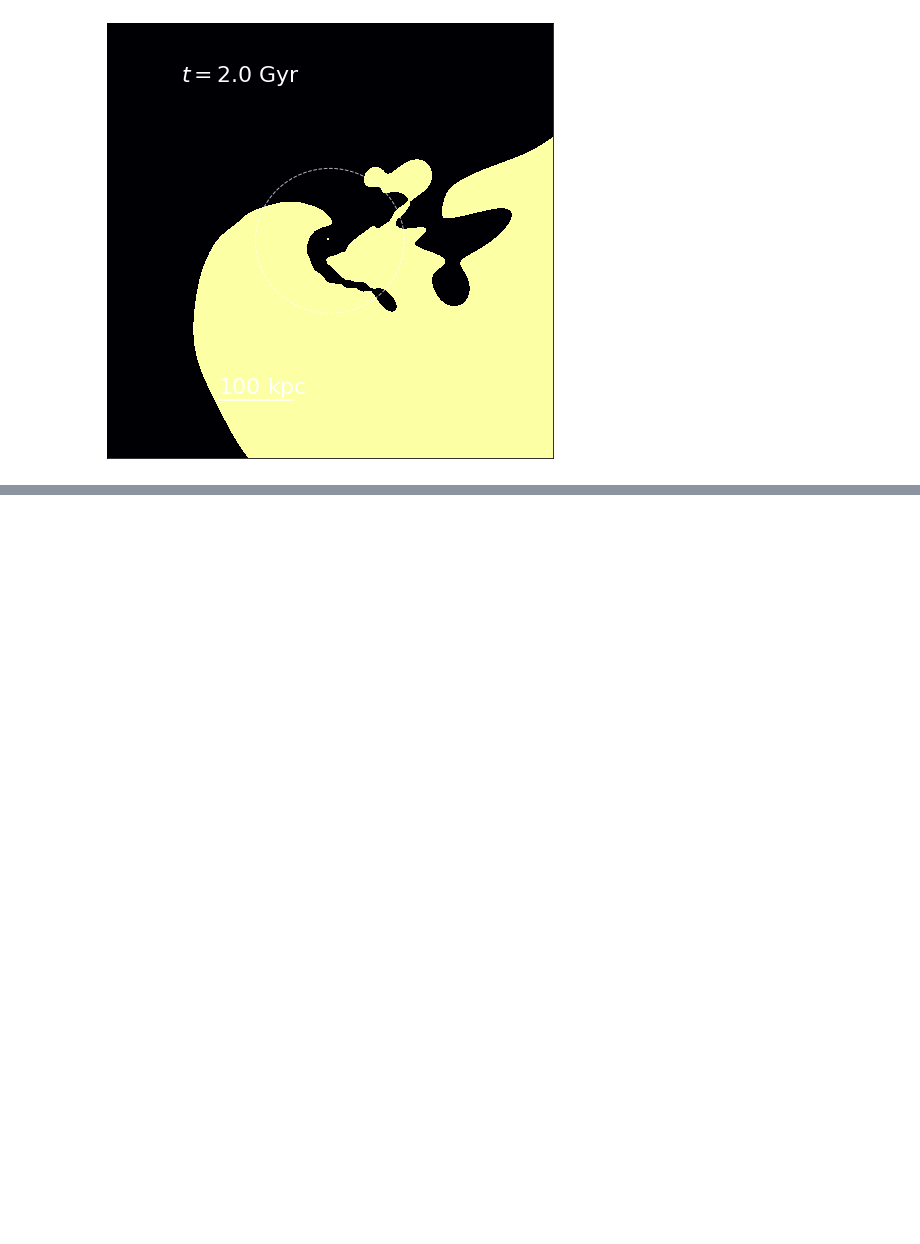
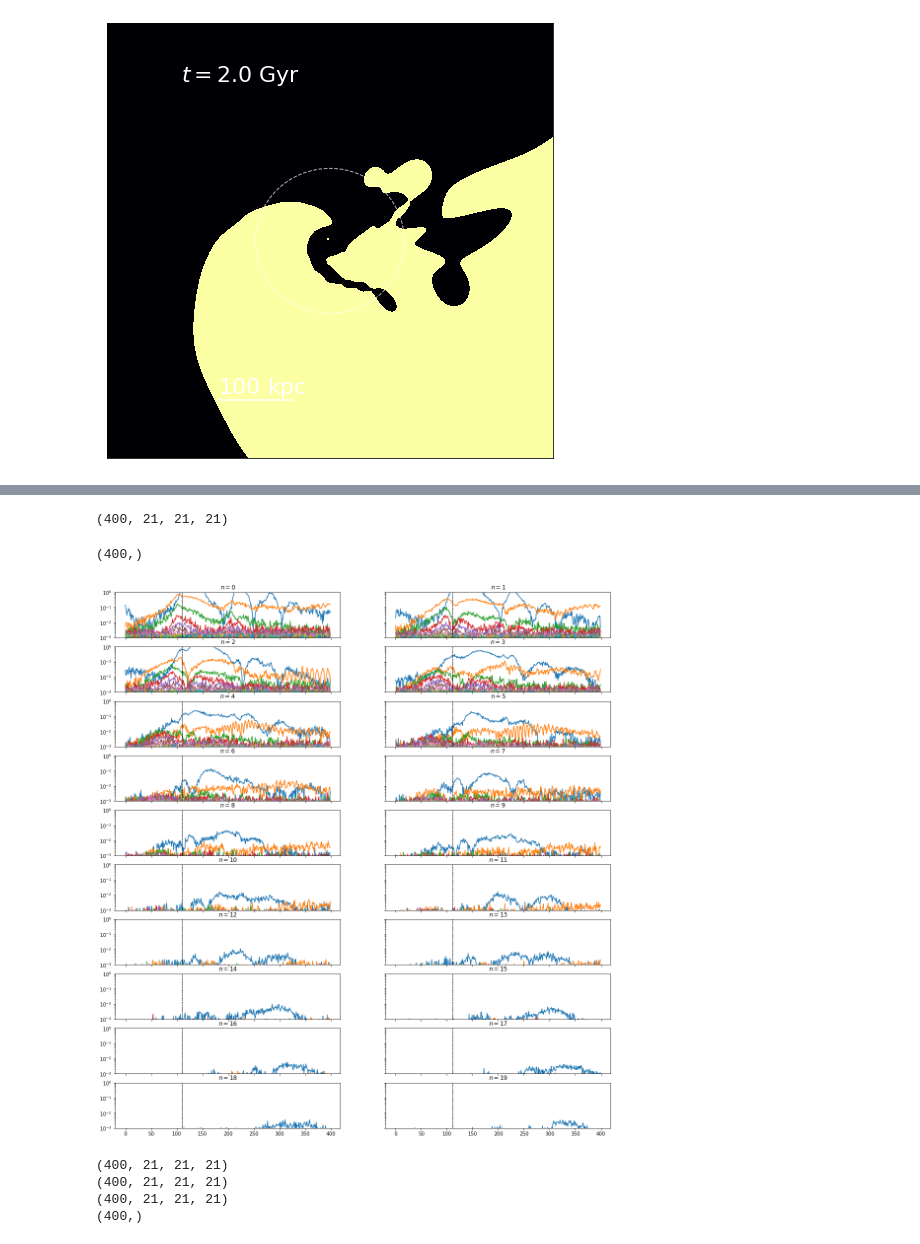
Before and after one commit to jngaravitoc/time-dependent-BFE, a Jupyter notebook: scripts/scf_coefficients/scf_coefficients_tests.ipynb, the cells around one changed output, grey strips where cells are left out. Cells and saved outputs as stored; diff of their text form; code cells hidden in the pictures; blank space fills up the shorter version.

```diff
--- a/scripts/scf_coefficients/scf_coefficients_tests.ipynb
+++ b/scripts/scf_coefficients/scf_coefficients_tests.ipynb
@@ -70,0 +80,4 @@ Smw_jnlm, Tmw_jnlm, rcom, mw_exp_params =  scf_utils.array_coefficients(coeff_fi
+# %%
+# Energies
+
+Ujnlm = scf_utils.coefficients_energy_array(Smwjnlm, Tmwjnlm)
@@ -70,0 +102,29 @@ Smw_jnlm, Tmw_jnlm, rcom, mw_exp_params =  scf_utils.array_coefficients(coeff_fi
+# %%
+np.shape(Ujnlm)
+# %% [output]
+(400, 21, 21, 21)
+# %%
+np.shape(np.sum(Ujnlm[:,0,3], axis=1))
+# %% [output]
+(400,)
+# %%
+#plot(Ujnlm[:,0,0,0])
+
+lmax = 20
+nmax = 20
+
+fig, ax = plt.subplots(10, 2, figsize=(18, 20), sharex=True, sharey=True)
+axs = ax.flatten()
+for n in range(nmax):
+    for l in range(1,lmax):
+        axs[n].plot((-np.sum(Ujnlm[:,n,l], axis=1)))
+        axs[n].set_title('$n={:d}$'.format(n))
+        axs[n].set_yscale('log')
+        axs[n].set_ylim(1E-3, 1)
+        axs[n].axvline(110, ls='--', alpha=0.6, lw=1, c='k')
+#xlabel(r'$t$[Gyr]')
+#ylabel(r'$U$')
+
+plt.savefig('./energy_bfe_mwlmc_1e6_nmax20_lmax20.png', bbox_inches='tight')
+# %% [output]
+[figure, added]
@@ -70,0 +133,7 @@ Smw_jnlm, Tmw_jnlm, rcom, mw_exp_params =  scf_utils.array_coefficients(coeff_fi
+# %%
+d = scf_mw.smooth_coefficients_array(sn_threshold=5, SN=True)
+# %% [output]
+(400, 21, 21, 21)
+(400, 21, 21, 21)
+(400, 21, 21, 21)
+(400,)
```
Also changed, not shown: parts of 16 cells of this notebook, 1 other file.
